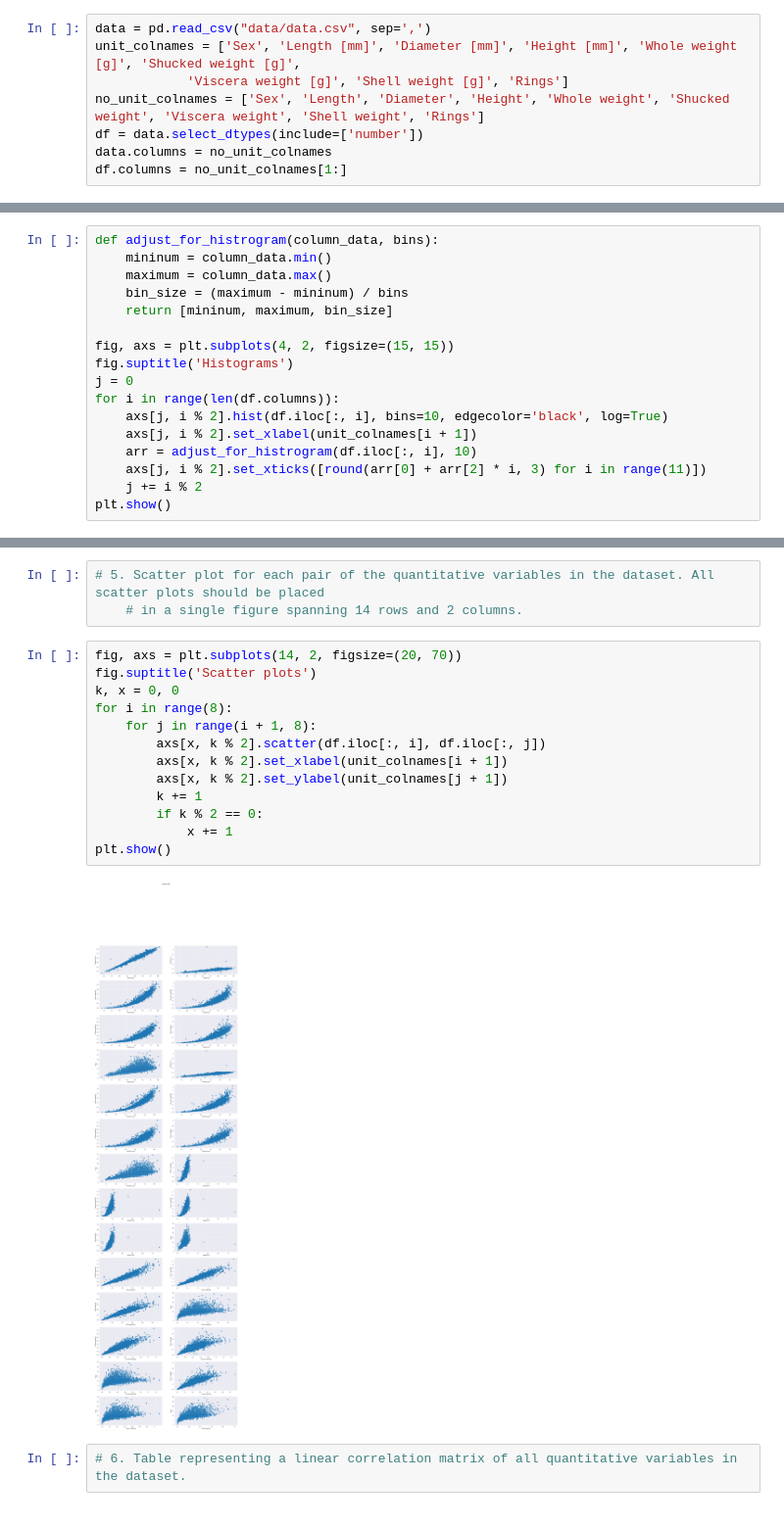
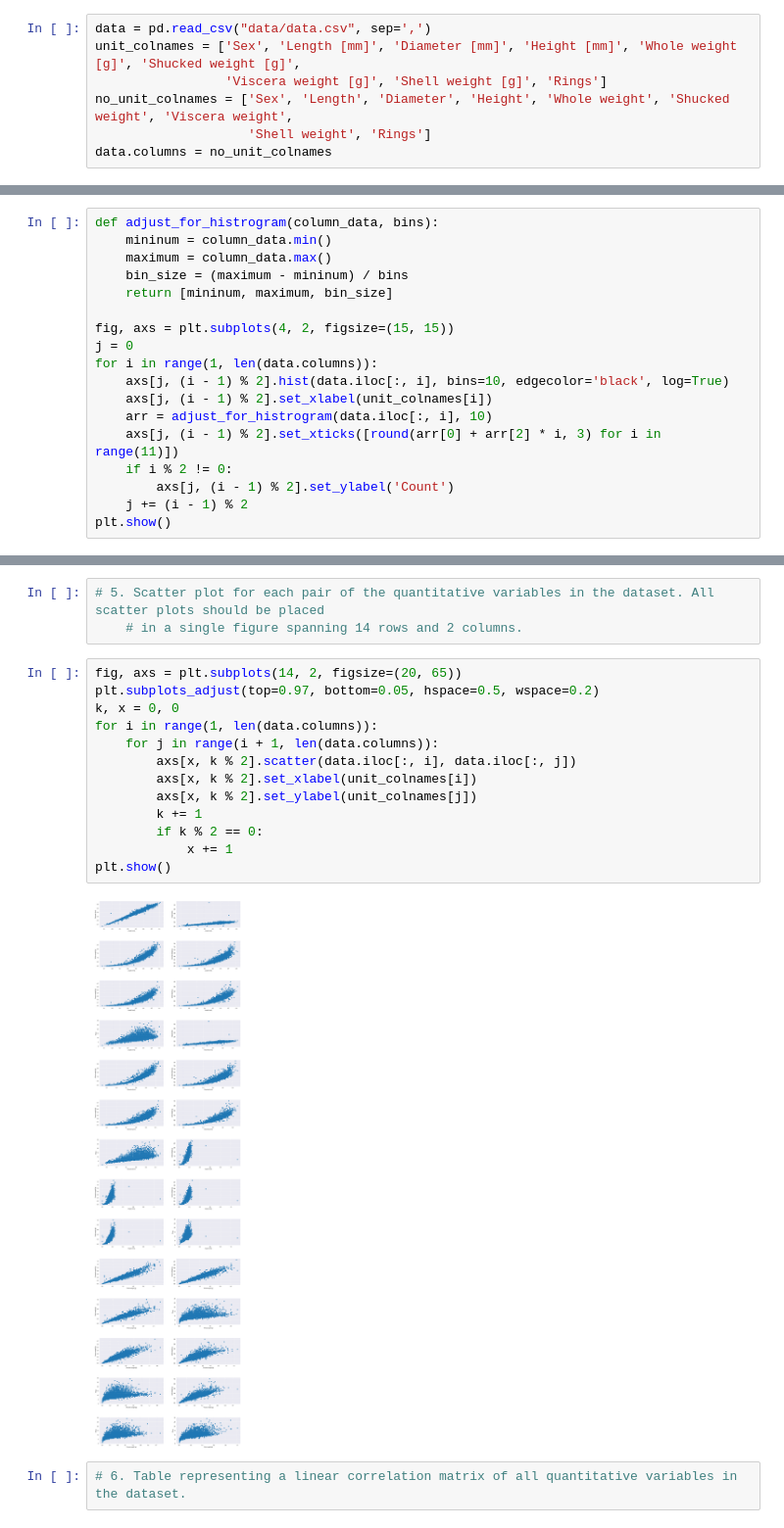
Before and after one commit to HubertKlosowski/Programming_in_Python, a Jupyter notebook: Zadanie1/zad1.ipynb, the cells around one changed output, grey strips where cells are left out. Shown at 98% size. Saved outputs shown, nothing was run; the diff lists cells and outputs as text.

```diff
--- a/Zadanie1/zad1.ipynb
+++ b/Zadanie1/zad1.ipynb
@@ -23,11 +23,10 @@ import seaborn as sns
 # %%
 data = pd.read_csv("data/data.csv", sep=',')
 unit_colnames = ['Sex', 'Length [mm]', 'Diameter [mm]', 'Height [mm]', 'Whole weight [g]', 'Shucked weight [g]',
-            'Viscera weight [g]', 'Shell weight [g]', 'Rings']
-no_unit_colnames = ['Sex', 'Length', 'Diameter', 'Height', 'Whole weight', 'Shucked weight', 'Viscera weight', 'Shell weight', 'Rings']
-df = data.select_dtypes(include=['number'])
+                 'Viscera weight [g]', 'Shell weight [g]', 'Rings']
+no_unit_colnames = ['Sex', 'Length', 'Diameter', 'Height', 'Whole weight', 'Shucked weight', 'Viscera weight',
+                    'Shell weight', 'Rings']
 data.columns = no_unit_colnames
-df.columns = no_unit_colnames[1:]
 # %%
 # 1. Table of the distribution of the qualitative variable in the dataset
 # %%
@@ -86,13 +86,14 @@ def adjust_for_histrogram(column_data, bins):
     return [mininum, maximum, bin_size]
 
 fig, axs = plt.subplots(4, 2, figsize=(15, 15))
-fig.suptitle('Histograms')
 j = 0
-for i in range(len(df.columns)):
-    axs[j, i % 2].hist(df.iloc[:, i], bins=10, edgecolor='black', log=True)
-    axs[j, i % 2].set_xlabel(unit_colnames[i + 1])
-    arr = adjust_for_histrogram(df.iloc[:, i], 10)
-    axs[j, i % 2].set_xticks([round(arr[0] + arr[2] * i, 3) for i in range(11)])
-    j += i % 2
+for i in range(1, len(data.columns)):
+    axs[j, (i - 1) % 2].hist(data.iloc[:, i], bins=10, edgecolor='black', log=True)
+    axs[j, (i - 1) % 2].set_xlabel(unit_colnames[i])
+    arr = adjust_for_histrogram(data.iloc[:, i], 10)
+    axs[j, (i - 1) % 2].set_xticks([round(arr[0] + arr[2] * i, 3) for i in range(11)])
+    if i % 2 != 0:
+        axs[j, (i - 1) % 2].set_ylabel('Count')
+    j += (i - 1) % 2
 plt.show()
 # %% [output]
@@ -101,20 +102,20 @@ plt.show()
 # 5. Scatter plot for each pair of the quantitative variables in the dataset. All scatter plots should be placed
     # in a single figure spanning 14 rows and 2 columns.
 # %%
-fig, axs = plt.subplots(14, 2, figsize=(20, 70))
-fig.suptitle('Scatter plots')
+fig, axs = plt.subplots(14, 2, figsize=(20, 65))
+plt.subplots_adjust(top=0.97, bottom=0.05, hspace=0.5, wspace=0.2)
 k, x = 0, 0
-for i in range(8):
-    for j in range(i + 1, 8):
-        axs[x, k % 2].scatter(df.iloc[:, i], df.iloc[:, j])
-        axs[x, k % 2].set_xlabel(unit_colnames[i + 1])
-        axs[x, k % 2].set_ylabel(unit_colnames[j + 1])
+for i in range(1, len(data.columns)):
+    for j in range(i + 1, len(data.columns)):
+        axs[x, k % 2].scatter(data.iloc[:, i], data.iloc[:, j])
+        axs[x, k % 2].set_xlabel(unit_colnames[i])
+        axs[x, k % 2].set_ylabel(unit_colnames[j])
         k += 1
         if k % 2 == 0:
             x += 1
 plt.show()
 # %% [output]
-[figure, old version]
+[figure, new version]
 # %%
 # 6. Table representing a linear correlation matrix of all quantitative variables in the dataset.
 # %%
```
Also changed, not shown: parts of 6 cells of this notebook, 1 other file.
